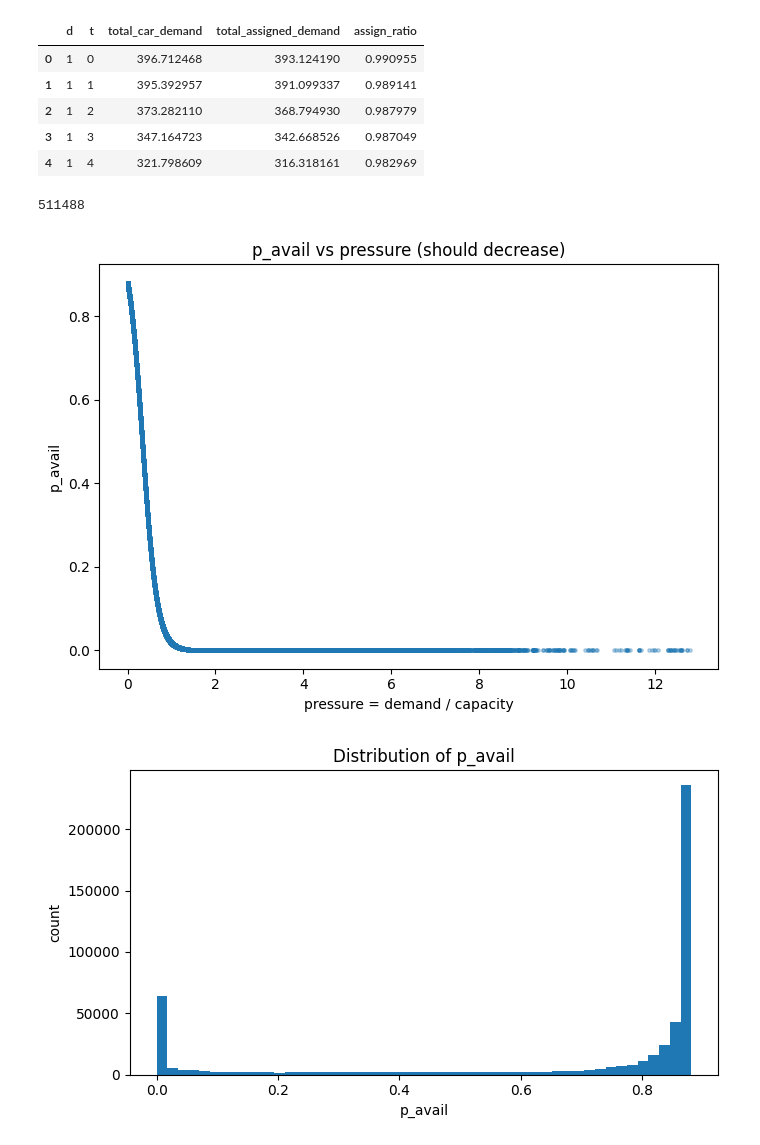
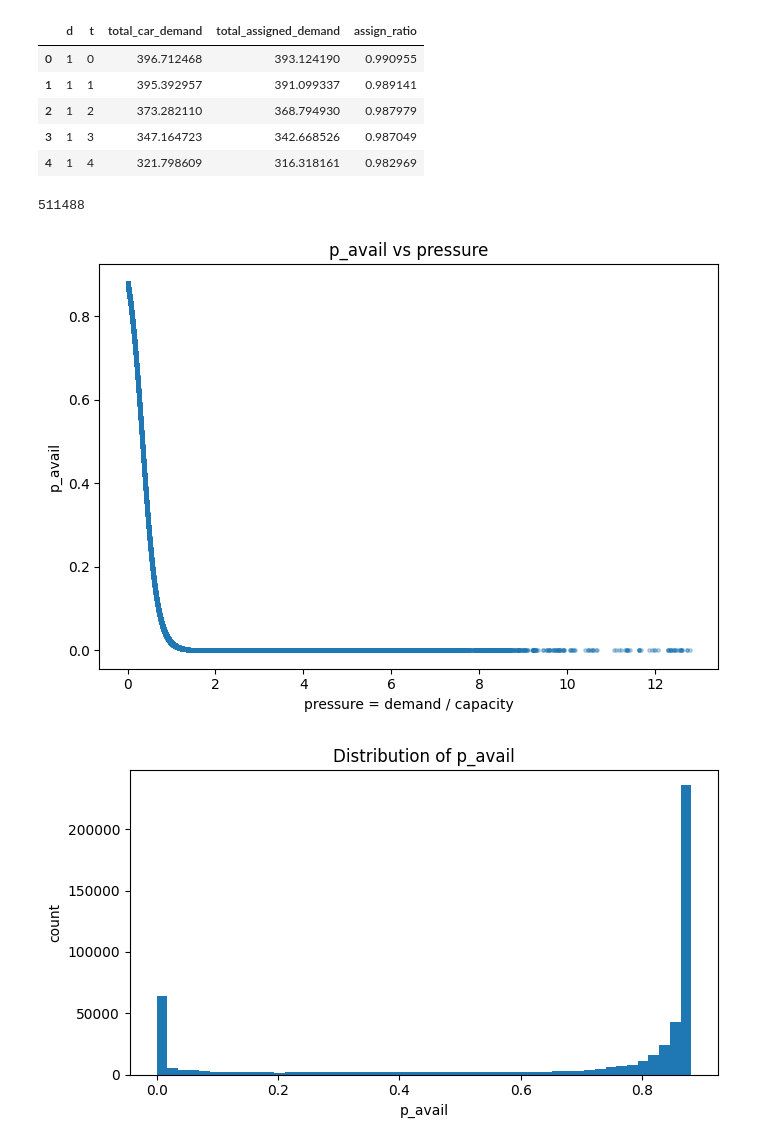
Before and after one commit to radimon/2025_flight_delay_prediction, a Jupyter notebook: notebooks/07_grid_classify_and_parking_data_create.ipynb, the cells around one changed output. Saved outputs shown, nothing was run; the diff lists cells and outputs as text; code cells hidden in the pictures.

```diff
--- a/notebooks/07_grid_classify_and_parking_data_create.ipynb
+++ b/notebooks/07_grid_classify_and_parking_data_create.ipynb
@@ -484,19 +485,19 @@ chk.head()
 # %%
 import matplotlib.pyplot as plt
 
 print(len(df_prob))
 sample = df_prob.sample(min(200000, len(df_prob)), random_state=0)
 
 plt.figure(figsize=(7,5))
 plt.scatter(sample["pressure"], sample["p_avail"], s=6, alpha=0.3)
 plt.xlabel("pressure = demand / capacity")
 plt.ylabel("p_avail")
-plt.title("p_avail vs pressure (should decrease)")
+plt.title("p_avail vs pressure")
 plt.tight_layout()
 plt.show()
 # %% [output]
 511488
-[figure, old version]
+[figure, new version]
 # %%
 plt.figure(figsize=(7,4))
 plt.hist(df_prob["p_avail"].to_numpy(), bins=50)
```
Also changed, not shown: parts of 7 cells of this notebook, 3 other files.
